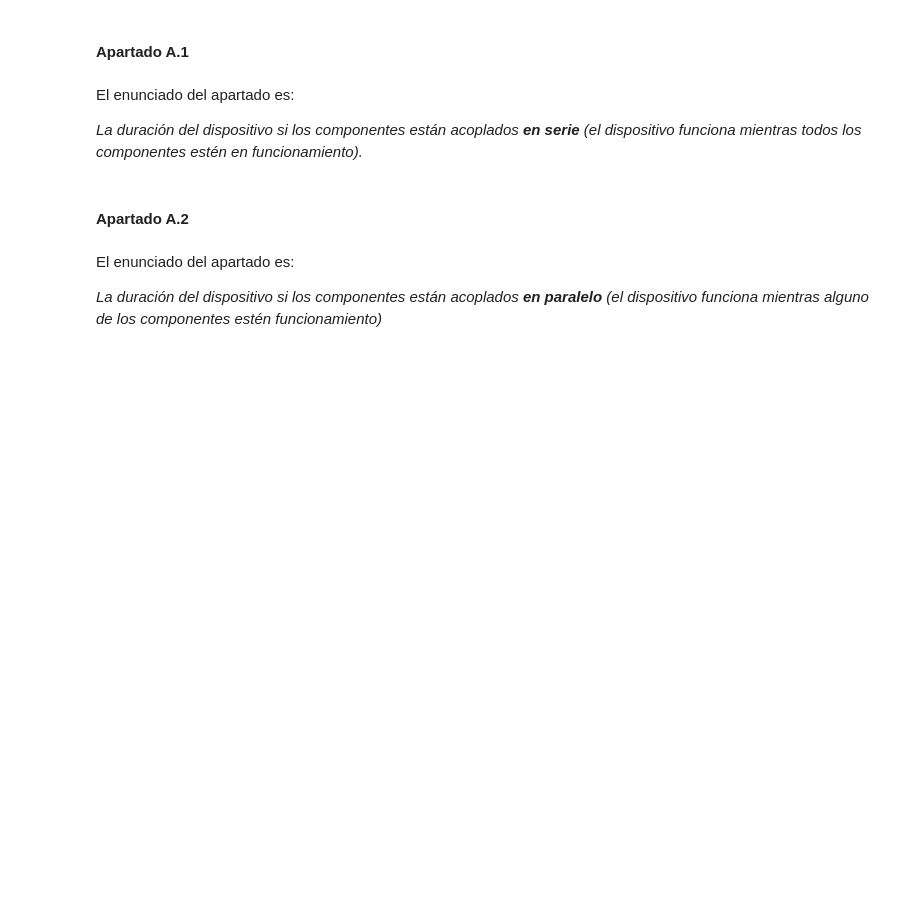
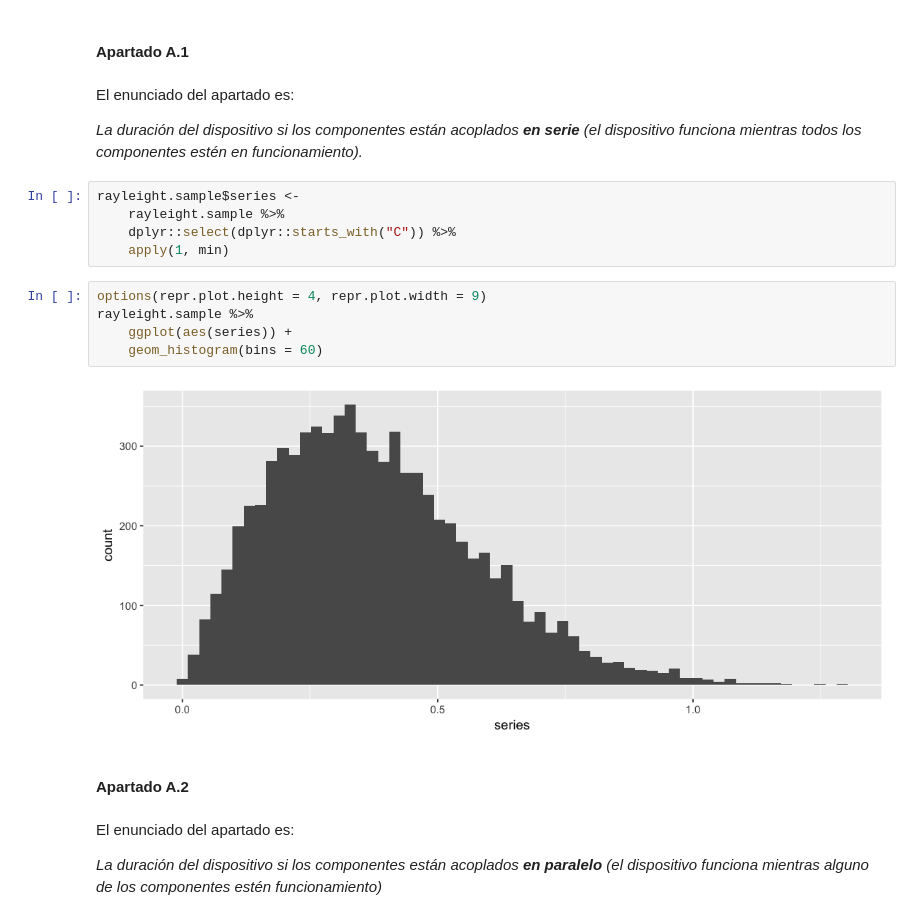
Before and after one commit to garciparedes/monte-carlo-simulation-rayleigh-distribution, a Jupyter notebook: monte-carlo-simulation-of-rayleigh-distribution.ipynb, the cells around one changed output. Drawn from its saved outputs; the diff is of its cells as text; blank space fills up the shorter version.

Commit message:
Adding plots and generating variables

```diff
--- a/monte-carlo-simulation-of-rayleigh-distribution.ipynb
+++ b/monte-carlo-simulation-of-rayleigh-distribution.ipynb
@@ -140,6 +140,18 @@ rayleight.sample %>%
 El enunciado del apartado es:
 
 *La duración del dispositivo si los componentes están acoplados **en serie** (el dispositivo funciona mientras todos los componentes estén en funcionamiento).*
+# %%
+rayleight.sample$series <-
+    rayleight.sample %>%
+    dplyr::select(dplyr::starts_with("C")) %>%
+    apply(1, min)
+# %%
+options(repr.plot.height = 4, repr.plot.width = 9)
+rayleight.sample %>%
+    ggplot(aes(series)) +
+    geom_histogram(bins = 60)
+# %% [output]
+[figure, added]
 # %% [markdown]
 #### Apartado A.2
 # %% [markdown]
```
Also changed, not shown: parts of 10 cells of this notebook.
